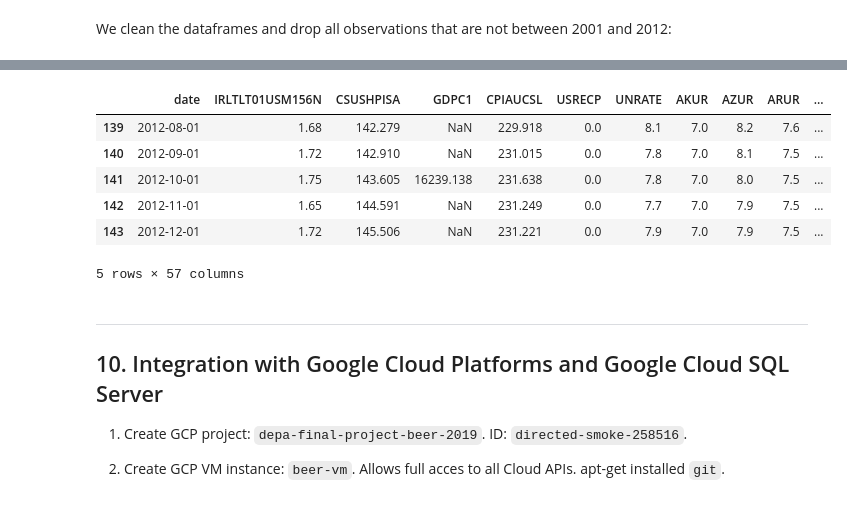
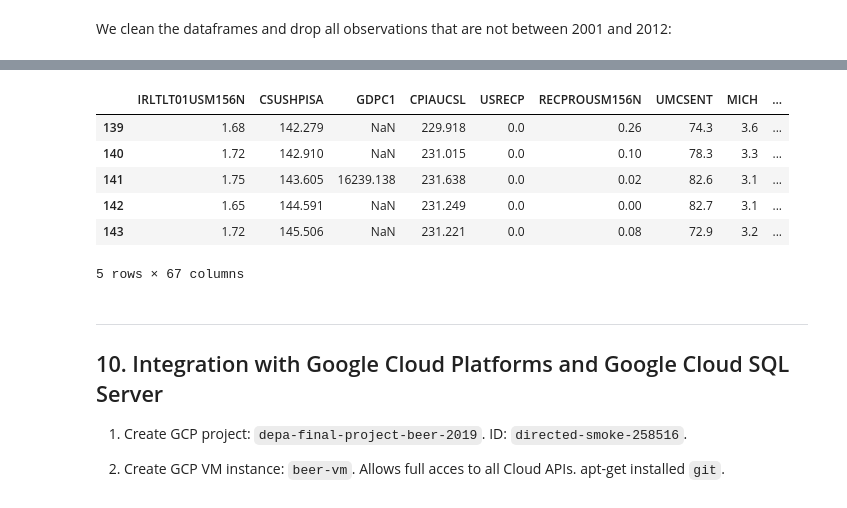
Before and after one commit to benedictau1993/beer-sales-economy, a Jupyter notebook: finalProjectNotebook.ipynb, the cells around one changed output, grey strips where cells are left out. Saved outputs shown, nothing was run; the diff lists cells and outputs as text; code cells hidden in the pictures.

Commit message:
Econ data revamp

```diff
--- a/finalProjectNotebook.ipynb
+++ b/finalProjectNotebook.ipynb
@@ -653,7 +660,7 @@ state_unemploy_api_list = state_code_df['state_abbrev'].astype(str) + "UR"
 state_unemploy_api_list = state_unemploy_api_list.tolist()
 all_unemploy_api = us_unemploy_api + state_unemploy_api_list
 
-other_api_list = ["IRLTLT01USM156N", "CSUSHPISA", "GDPC1", "CPIAUCSL", "USRECP"]
+other_api_list = ["IRLTLT01USM156N", "CSUSHPISA", "GDPC1", "CPIAUCSL", "USRECP", "RECPROUSM156N", "UMCSENT", "MICH", "CSCICP03USM665S", "POILBREUSDM", "DCOILWTICO", "GOLDAMGBD228NLBM", "STLFSI", "FEDFUNDS"]
 
 all_api = other_api_list + all_unemploy_api
 # %% [markdown]
@@ -661,7 +668,7 @@ Upon setting up the API credentials, we pull data from FRED and nest it in DICTI
 
 Sometimes the API reaches 504 Gateway Timeout error and yells at you. Just keep trying:
 # %%
-api_key = "REDACTED"
+api_key = "85482ff982c94bb52ca2ae28568ee970"
 fred = Fred(api_key=api_key)
 
 dict_series_values = {series: fred.get_series_latest_release(series).to_frame() for series in all_api}
@@ -674,3 +681,10 @@ for series, df in dict_series_values.items():
     df.rename(columns={"index": "date"}, inplace = True)
     pd.to_datetime(df['date'], format = "%Y-%m-%d")
     dict_series_values[series] = df.loc[(df['date'] >= "2001-01-01") & (df['date'] <= "2012-12-31")]
+
+# Merge all economic data in dataframe
+econ_df = pd.concat([df.set_index('date') for (series, df) in dict_series_values.items()], axis=1, join='outer').reset_index()
+
+# Resample with monthly average
+econ_df_monthly = econ_df.set_index('date').resample('M').mean()
+econ_df_monthly.head(10)
@@ -677,18 +705,20 @@ for series, df in dict_series_values.items():
 # %%
-econ_df = pd.concat([df.set_index('date') for (series, df) in dict_series_values.items()], axis=1, join='outer').reset_index()
+econ_df_monthly['date'] = econ_df_monthly.index
+econ_df_monthly.reset_index(level=0, drop=True, inplace=True)
+econ_df_monthly.head()
 
 # Merge IRI week number ID's with economic dataframe
-econ_df = pd.merge_asof(econ_df, week_df, direction='nearest')
-econ_df.rename(columns={"week_id": "econ_week_id"}, inplace = True)
-econ_df.tail()
+econ_df_monthly = pd.merge_asof(econ_df_monthly, week_df, direction='nearest')
+econ_df_monthly.rename(columns={"week_id": "econ_week_id"}, inplace = True)
+econ_df_monthly.tail()
 # %% [output]
-|  | date | IRLTLT01USM156N | CSUSHPISA | GDPC1 | CPIAUCSL | USRECP | UNRATE | AKUR | AZUR | ARUR | ... |
-| 139 | 2012-08-01 | 1.68 | 142.279 | NaN | 229.918 | 0.0 | 8.1 | 7.0 | 8.2 | 7.6 | ... |
-| 140 | 2012-09-01 | 1.72 | 142.910 | NaN | 231.015 | 0.0 | 7.8 | 7.0 | 8.1 | 7.5 | ... |
-| 141 | 2012-10-01 | 1.75 | 143.605 | 16239.138 | 231.638 | 0.0 | 7.8 | 7.0 | 8.0 | 7.5 | ... |
-| 142 | 2012-11-01 | 1.65 | 144.591 | NaN | 231.249 | 0.0 | 7.7 | 7.0 | 7.9 | 7.5 | ... |
-| 143 | 2012-12-01 | 1.72 | 145.506 | NaN | 231.221 | 0.0 | 7.9 | 7.0 | 7.9 | 7.5 | ... |
+|  | IRLTLT01USM156N | CSUSHPISA | GDPC1 | CPIAUCSL | USRECP | RECPROUSM156N | UMCSENT | MICH | ... |
+| 139 | 1.68 | 142.279 | NaN | 229.918 | 0.0 | 0.26 | 74.3 | 3.6 | ... |
+| 140 | 1.72 | 142.910 | NaN | 231.015 | 0.0 | 0.10 | 78.3 | 3.3 | ... |
+| 141 | 1.75 | 143.605 | 16239.138 | 231.638 | 0.0 | 0.02 | 82.6 | 3.1 | ... |
+| 142 | 1.65 | 144.591 | NaN | 231.249 | 0.0 | 0.00 | 82.7 | 3.1 | ... |
+| 143 | 1.72 | 145.506 | NaN | 231.221 | 0.0 | 0.08 | 72.9 | 3.2 | ... |
-5 rows × 57 columns
+5 rows × 67 columns
 # %%
 # Import into MySQL server
 
```
Also changed, not shown: parts of 3 cells of this notebook, 2 other files.
